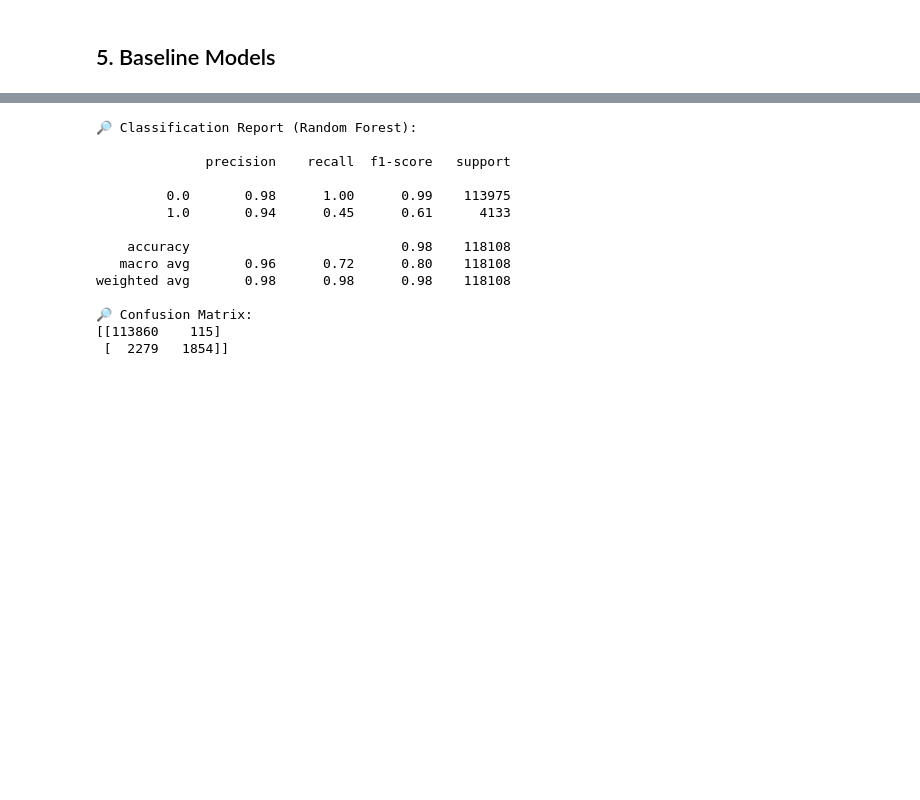
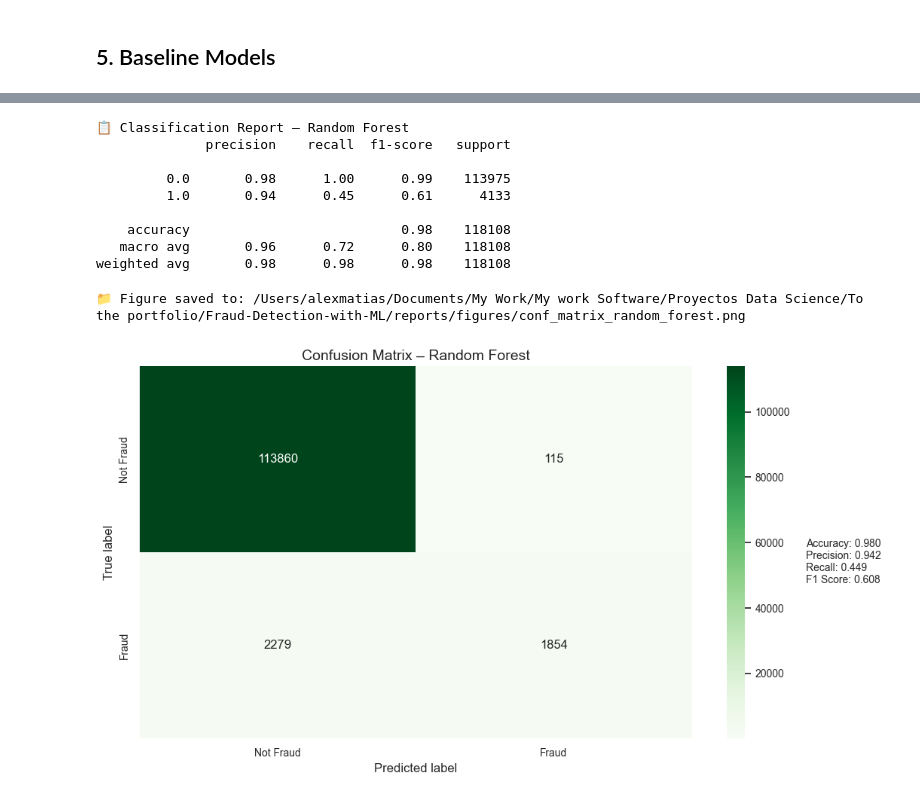
Before and after one commit to alexmatiasas/Fraud-Detection-with-ML, a Jupyter notebook: notebooks/02_Preprocessing_Modeling_in_Python.ipynb, the cells around one changed output, grey strips where cells are left out. Cells and saved outputs as stored; diff of their text form; code cells hidden in the pictures; blank space fills up the shorter version.

```diff
--- a/notebooks/02_Preprocessing_Modeling_in_Python.ipynb
+++ b/notebooks/02_Preprocessing_Modeling_in_Python.ipynb
@@ -205,13 +282,8 @@ y_proba_rf = rf_model.predict_proba(X_test)[:, 1]
 # %%
-# Evaluation
-print("🔎 Classification Report (Random Forest):\n")
-print(classification_report(y_test, y_pred_rf))
-
-print("🔎 Confusion Matrix:")
-print(confusion_matrix(y_test, y_pred_rf))
+# 📋 Classification Report
+print_classification_report(y_test, y_pred_rf, model_name="Random Forest")
 # %% [output]
-🔎 Classification Report (Random Forest):
-
+📋 Classification Report – Random Forest
               precision    recall  f1-score   support
 
          0.0       0.98      1.00      0.99    113975
@@ -220,8 +292,12 @@ print(confusion_matrix(y_test, y_pred_rf))
     accuracy                           0.98    118108
    macro avg       0.96      0.72      0.80    118108
 weighted avg       0.98      0.98      0.98    118108
-
-🔎 Confusion Matrix:
-[[113860    115]
- [  2279   1854]]
+# %%
+# 📊 Confusion Matrix Plot for Random Forest
+plot_confusion_matrix_with_metrics(
+    y_test, y_pred_rf, model_name="Random Forest", cmap="Greens", save=True
+)
+# %% [output]
+📁 Figure saved to: /Users/alexmatias/Documents/My Work/My work Software/Proyectos Data Science/To the portfolio/Fraud-Detection-with-ML/reports/figures/conf_matrix_random_forest.png
+[figure, added]
 # %%
```
Also changed, not shown: parts of 137 cells of this notebook, 32 other files.
